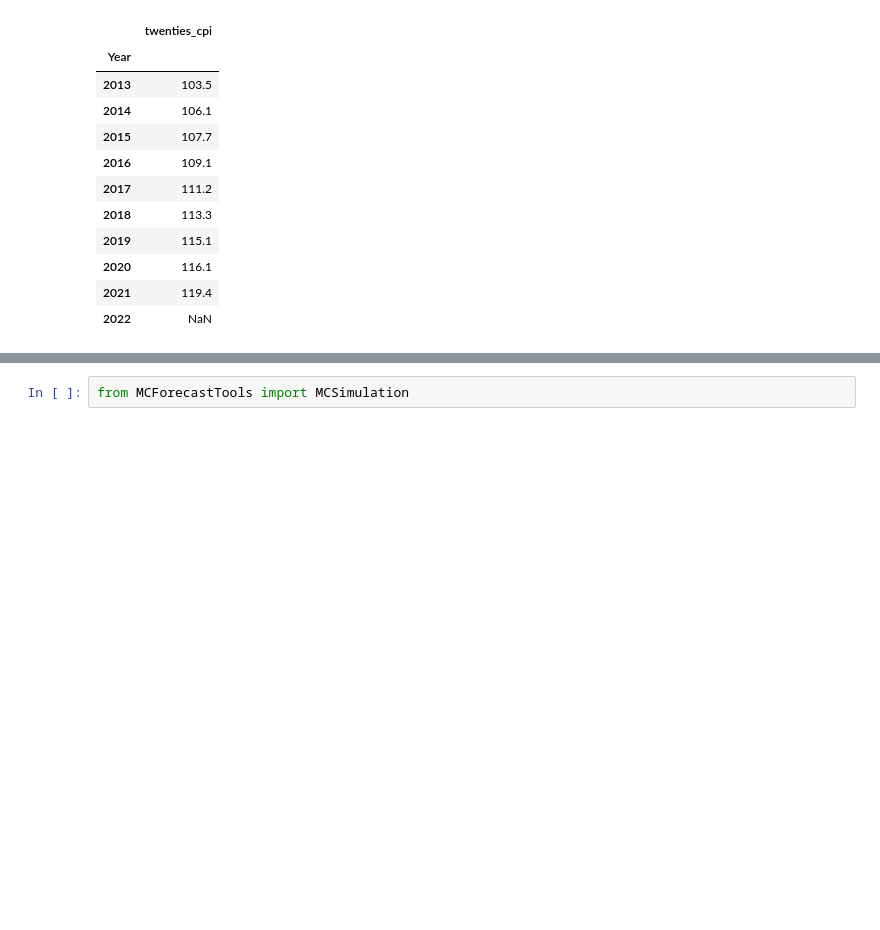
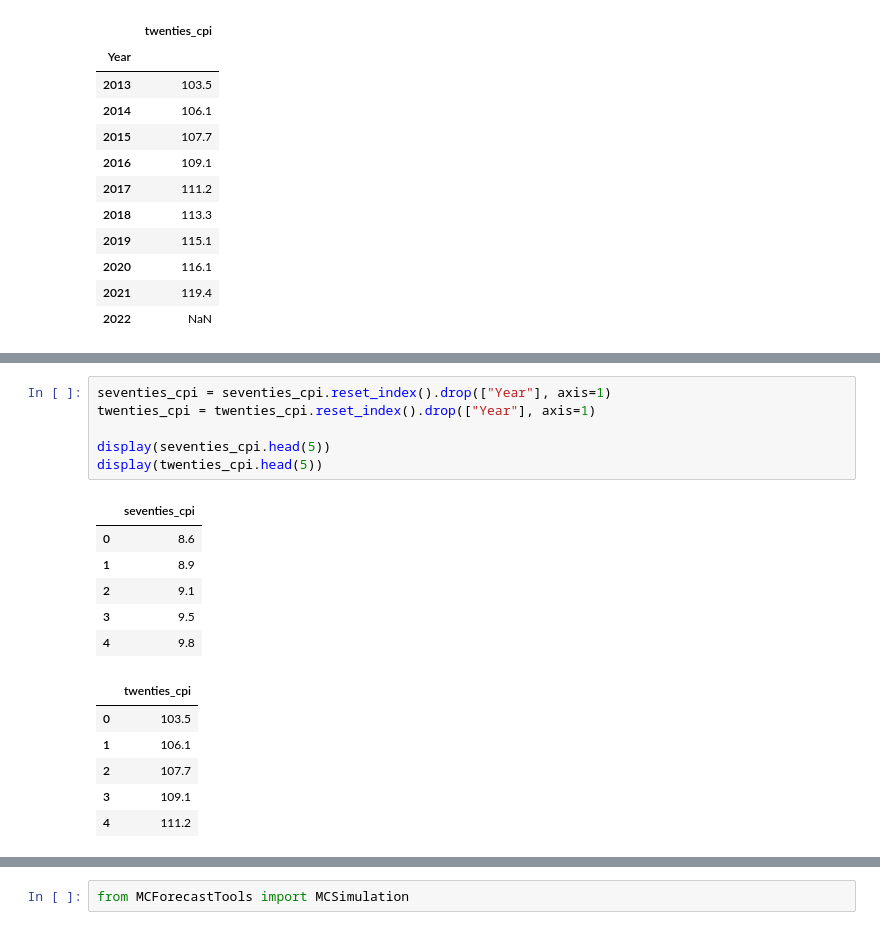
Before and after one commit to malrepos/FirstGroup, a Jupyter notebook: presentation_draft.ipynb, the cells around one changed output, grey strips where cells are left out. Cells and saved outputs as stored; diff of their text form; blank space fills up the shorter version.

```diff
--- a/presentation_draft.ipynb
+++ b/presentation_draft.ipynb
@@ -443,3 +441,22 @@ twenties_cpi["twenties_cpi"].hvplot(
 )
 # %% [output]
 [interactive output not drawn]
+# %%
+seventies_cpi = seventies_cpi.reset_index().drop(["Year"], axis=1)
+twenties_cpi = twenties_cpi.reset_index().drop(["Year"], axis=1)
+
+display(seventies_cpi.head(5))
+display(twenties_cpi.head(5))
+# %% [output]
+|  | seventies_cpi |
+| 0 | 8.6 |
+| 1 | 8.9 |
+| 2 | 9.1 |
+| 3 | 9.5 |
+| 4 | 9.8 |
+|  | twenties_cpi |
+| 0 | 103.5 |
+| 1 | 106.1 |
+| 2 | 107.7 |
+| 3 | 109.1 |
+| 4 | 111.2 |
```
Also changed, not shown: parts of 11 cells of this notebook.
